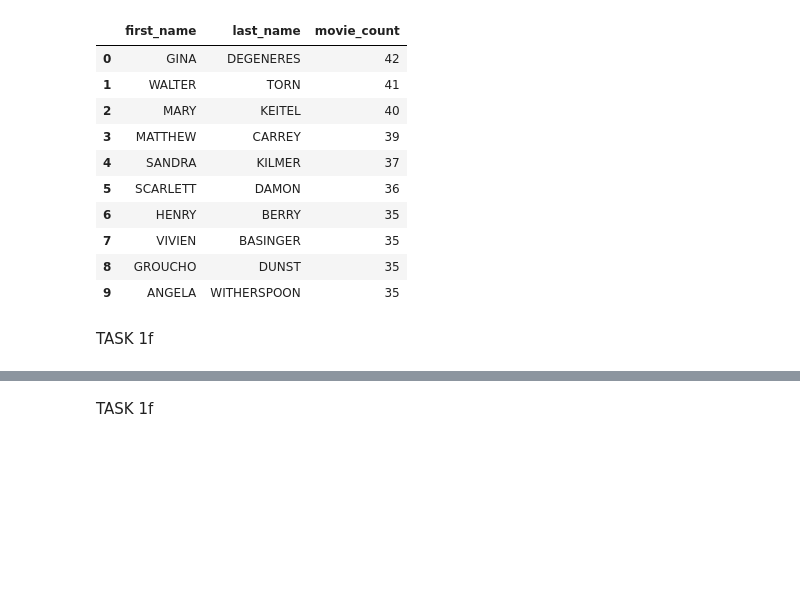
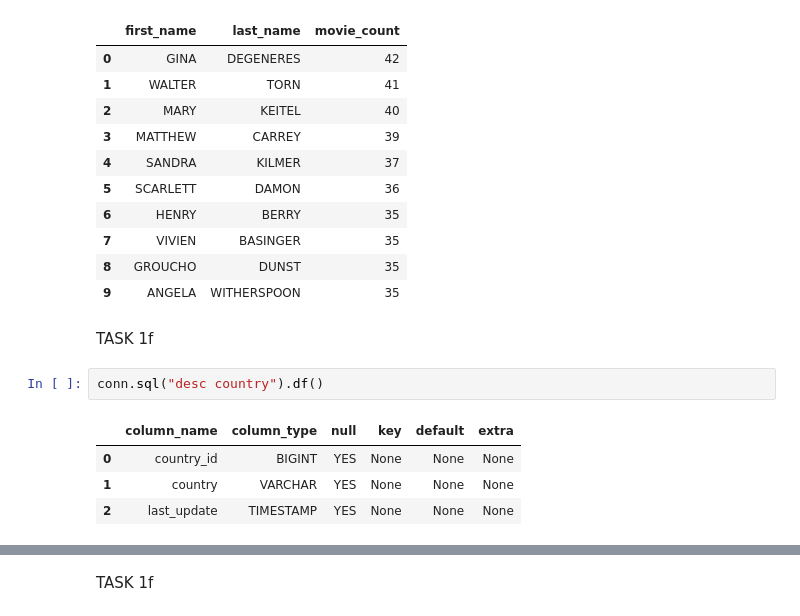
Before and after one commit to Alanzangana1/sakila_lab_alan_zangana, a Jupyter notebook: data/duckdb_pandas.ipynb, the cells around one changed output, grey strips where cells are left out. Drawn from its saved outputs; the diff is of its cells as text; blank space fills up the shorter version.

```diff
--- a/data/duckdb_pandas.ipynb
+++ b/data/duckdb_pandas.ipynb
@@ -171,6 +196,13 @@ top_actors
 | 9 | ANGELA | WITHERSPOON | 35 |
 # %% [markdown]
 TASK 1f
+# %%
+conn.sql("desc country").df()
+# %% [output]
+|  | column_name | column_type | null | key | default | extra |
+| 0 | country_id | BIGINT | YES | None | None | None |
+| 1 | country | VARCHAR | YES | None | None | None |
+| 2 | last_update | TIMESTAMP | YES | None | None | None |
 # %%
 
 actors_per_country = conn.sql("""
```
Also changed, not shown: parts of 4 cells of this notebook.
